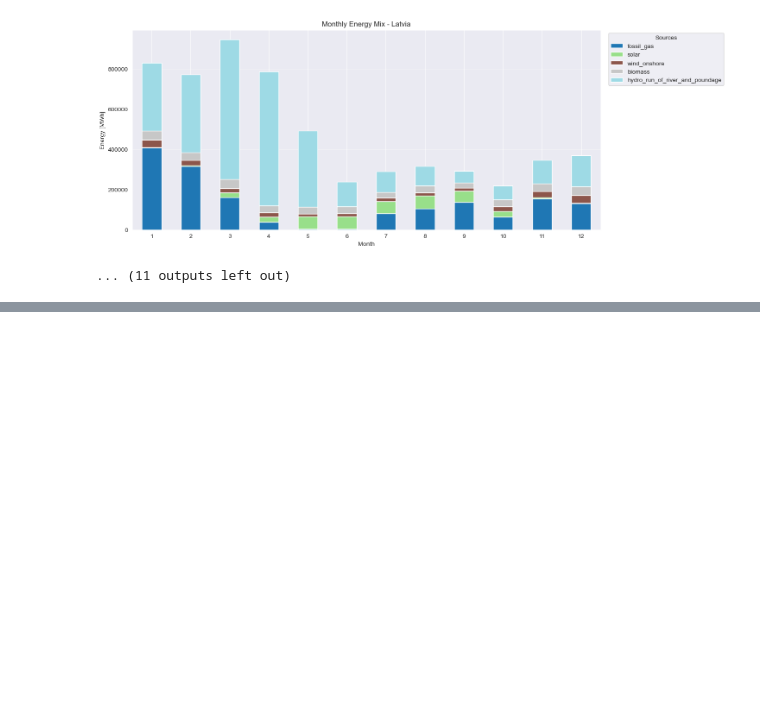
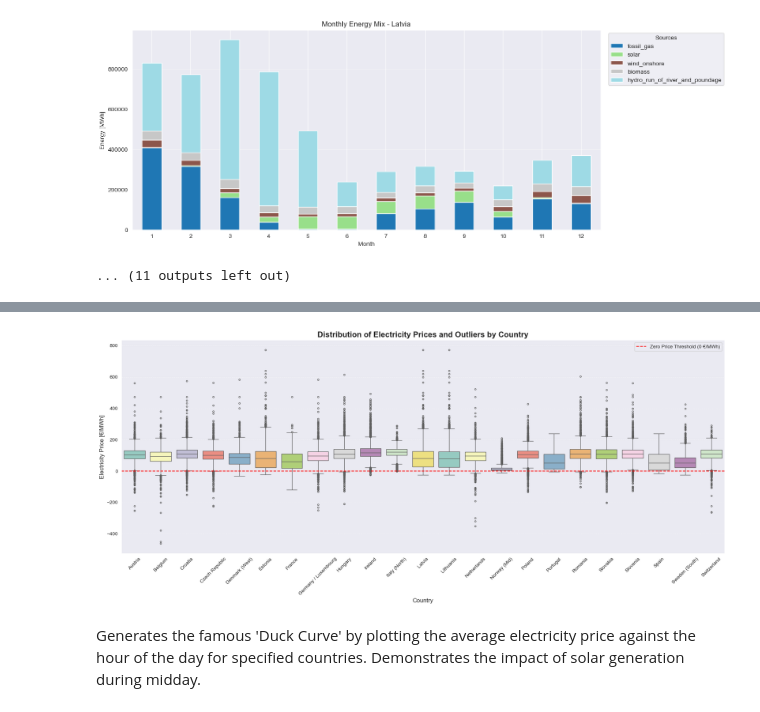
Before and after one commit to Siubuk123/Prediction, a Jupyter notebook: notebooks/01_EDA_and_Cleaning.ipynb, the cells around one changed output, grey strips where cells are left out. Drawn from its saved outputs; the diff is of its cells as text; code cells hidden in the pictures; blank space fills up the shorter version.

```diff
--- a/notebooks/01_EDA_and_Cleaning.ipynb
+++ b/notebooks/01_EDA_and_Cleaning.ipynb
@@ -443,0 +476,7 @@ plot_monthly_energy_mix(df2024)
+# %%
+plot_price_distribution(df2025)
+# %% [output]
+[figure, added]
+# %% [markdown]
+Generates the famous 'Duck Curve' by plotting the average electricity price against the hour of the day for specified countries.
+Demonstrates the impact of solar generation during midday.
```
Also changed, not shown: parts of 9 cells of this notebook.
